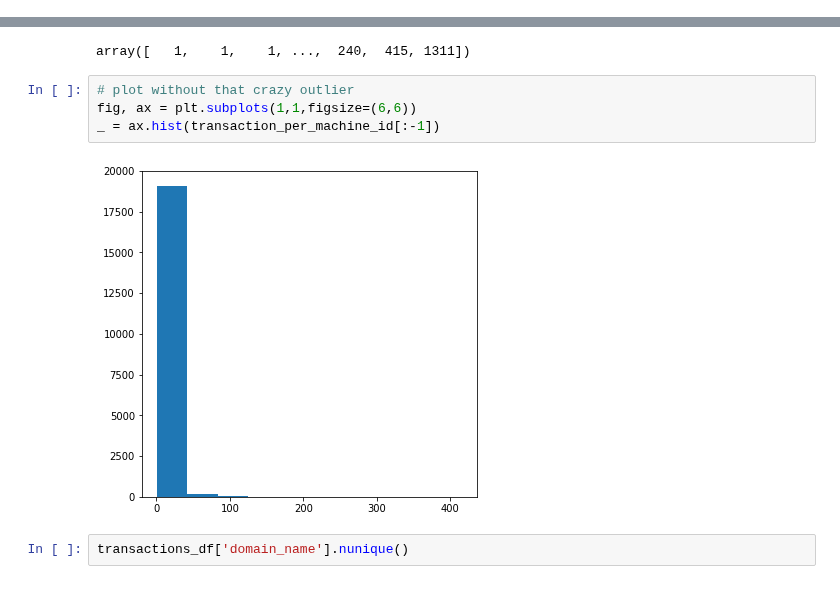
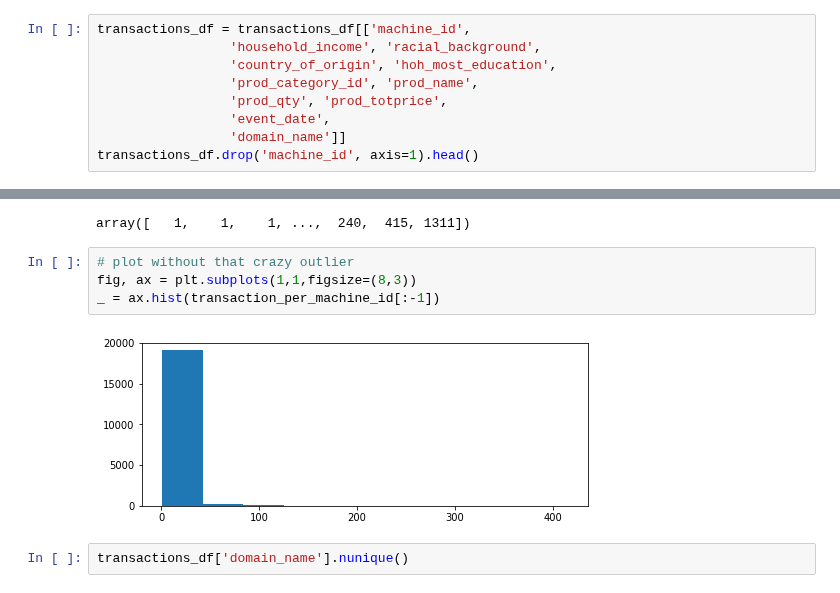
Before and after one commit to aberke/floc-analysis, a Jupyter notebook: notebooks/transactions_explore.ipynb, the cells around one changed output, grey strips where cells are left out. Saved outputs shown, nothing was run; the diff lists cells and outputs as text.

```diff
--- a/notebooks/transactions_explore.ipynb
+++ b/notebooks/transactions_explore.ipynb
@@ -14,3 +14,12 @@ Index(['machine_id', 'site_session_id', 'prod_category_id', 'prod_name',
        'hoh_oldest_age', 'household_income', 'children', 'racial_background',
        'connection_speed', 'country_of_origin', 'zip_code', 'domain_name'],
       dtype='object')
+# %%
+transactions_df = transactions_df[['machine_id',
+                 'household_income', 'racial_background',
+                 'country_of_origin', 'hoh_most_education',
+                 'prod_category_id', 'prod_name',
+                 'prod_qty', 'prod_totprice',
+                 'event_date',
+                 'domain_name']]
+transactions_df.drop('machine_id', axis=1).head()
@@ -36,10 +223,10 @@ Name: transactions, dtype: float64
 array([   1,    1,    1, ...,  240,  415, 1311])
 # %%
 # plot without that crazy outlier
-fig, ax = plt.subplots(1,1,figsize=(6,6))
+fig, ax = plt.subplots(1,1,figsize=(8,3))
 _ = ax.hist(transaction_per_machine_id[:-1])
 # %% [output]
-[figure, old version]
+[figure, new version]
 # %%
 transactions_df['domain_name'].nunique()
 # %% [output]
```
Also changed, not shown: parts of 11 cells of this notebook.
